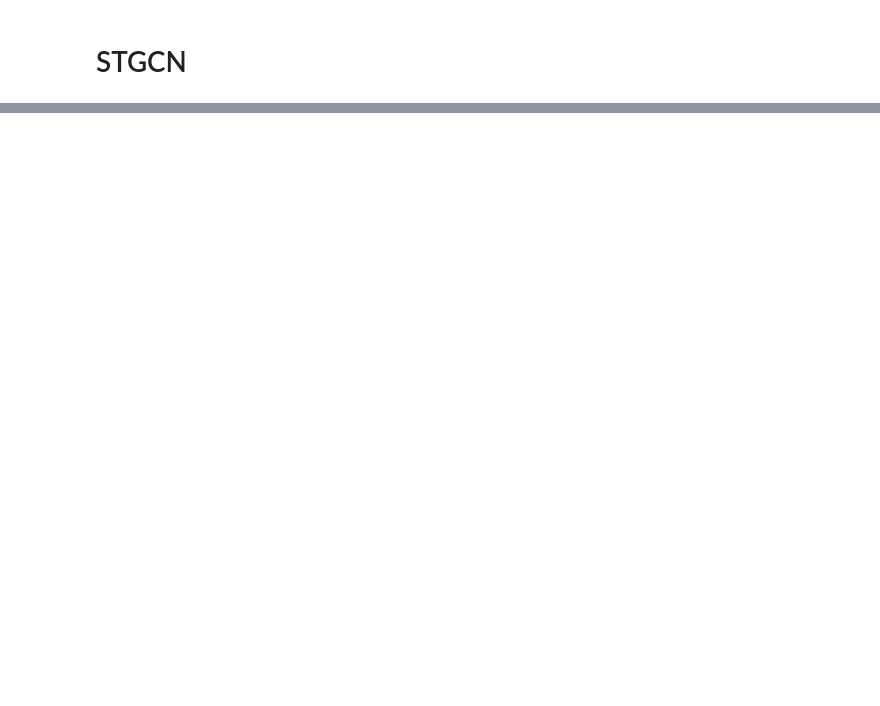
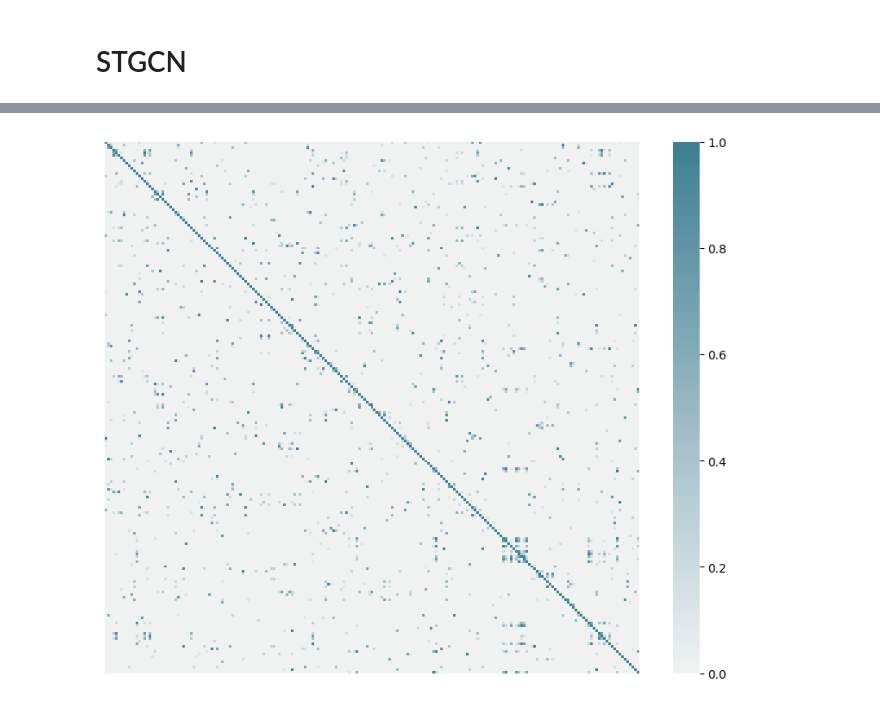
Before and after one commit to scchy/PaperWithCode-burningGPU, a Jupyter notebook: STGCN/code/train.ipynb, the cells around one changed output, grey strips where cells are left out. Drawn from its saved outputs; the diff is of its cells as text; code cells hidden in the pictures; blank space fills up the shorter version.

```diff
--- a/STGCN/code/train.ipynb
+++ b/STGCN/code/train.ipynb
@@ -34,0 +49,13 @@ load_data(args.tsfilepath, len_train, len_val)
+# %%
+
+# plot
+mask = np.zeros_like(adj_mx, dtype=bool)
+mask[np.triu_indices_from(mask)] = True
+
+plt.figure(figsize=(10, 8))
+sns.heatmap(adj_mx, cmap=sns.diverging_palette(20, 220, n=200), center=0)
+plt.xticks([])
+plt.yticks([])
+plt.show()
+# %% [output]
+[figure, added]
```
Also changed, not shown: parts of 17 cells of this notebook, 5 other files.
